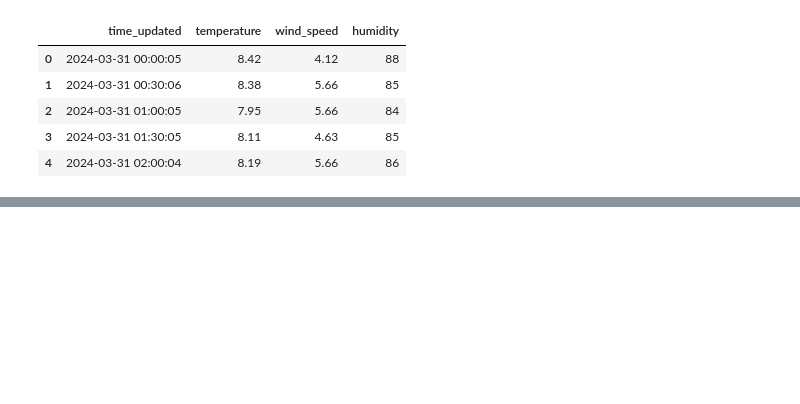
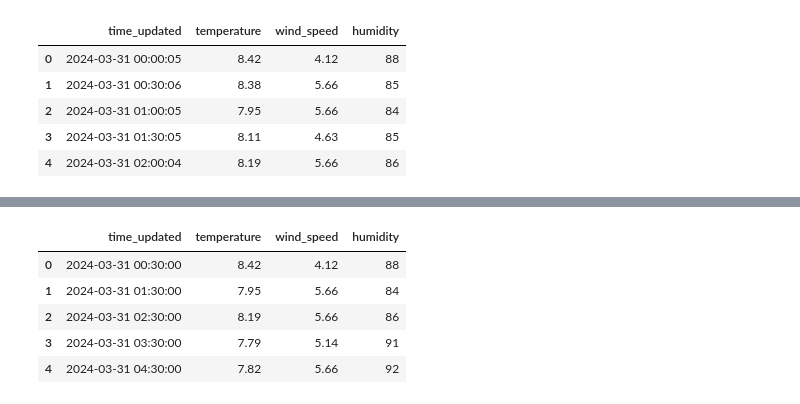
Before and after one commit to TadghPurcell/On-Your-Bike, a Jupyter notebook: ML_models/station_prediction.ipynb, the cells around one changed output, grey strips where cells are left out. Saved outputs shown, nothing was run; the diff lists cells and outputs as text; code cells hidden in the pictures; blank space fills up the shorter version.

```diff
--- a/ML_models/station_prediction.ipynb
+++ b/ML_models/station_prediction.ipynb
@@ -154,3 +153,13 @@ weather_combined.head()
+# %%
+df = pd.merge_asof(hourly_df, weather_combined, on='time_updated')
+df.head()
+# %% [output]
+|  | time_updated | temperature | wind_speed | humidity |
+| 0 | 2024-03-31 00:30:00 | 8.42 | 4.12 | 88 |
+| 1 | 2024-03-31 01:30:00 | 7.95 | 5.66 | 84 |
+| 2 | 2024-03-31 02:30:00 | 8.19 | 5.66 | 86 |
+| 3 | 2024-03-31 03:30:00 | 7.79 | 5.14 | 91 |
+| 4 | 2024-03-31 04:30:00 | 7.82 | 5.66 | 92 |
 # %%
 days = ['Friday', 'Monday', 'Saturday', 'Sunday', 'Thursday', 'Tuesday',
        'Wednesday']
```
Also changed, not shown: parts of 6 cells of this notebook.
